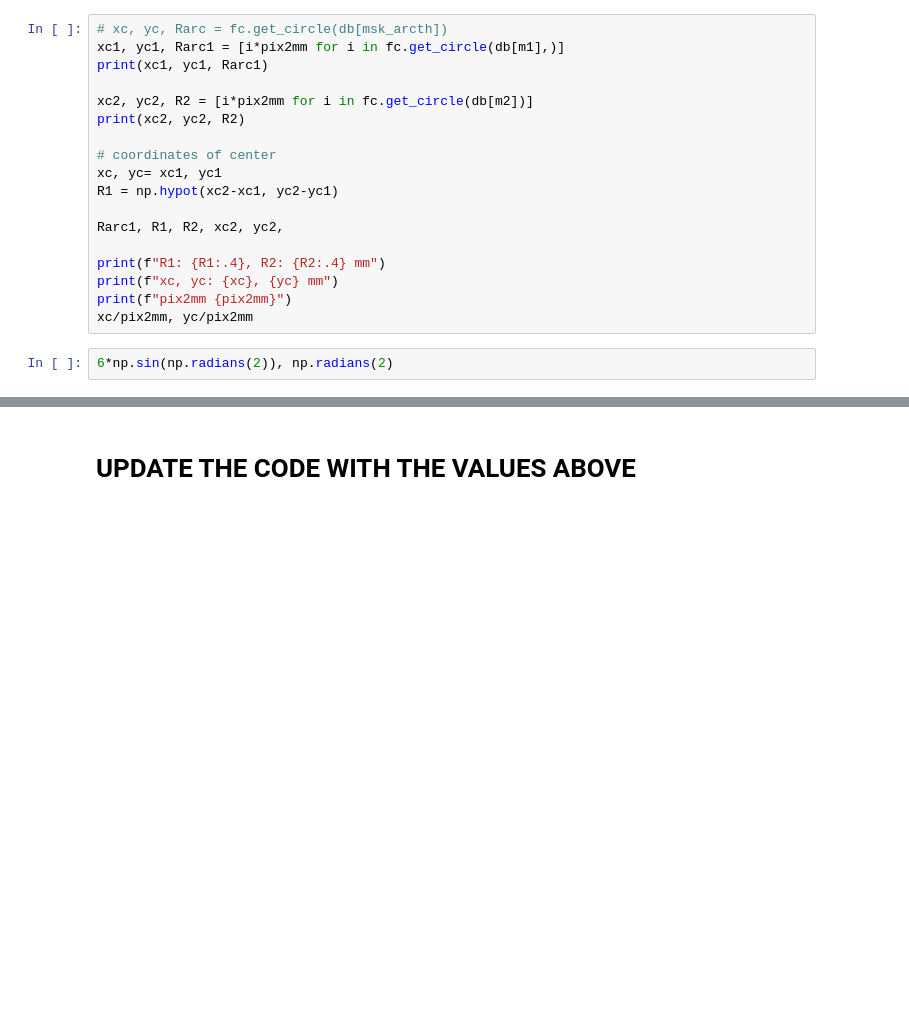
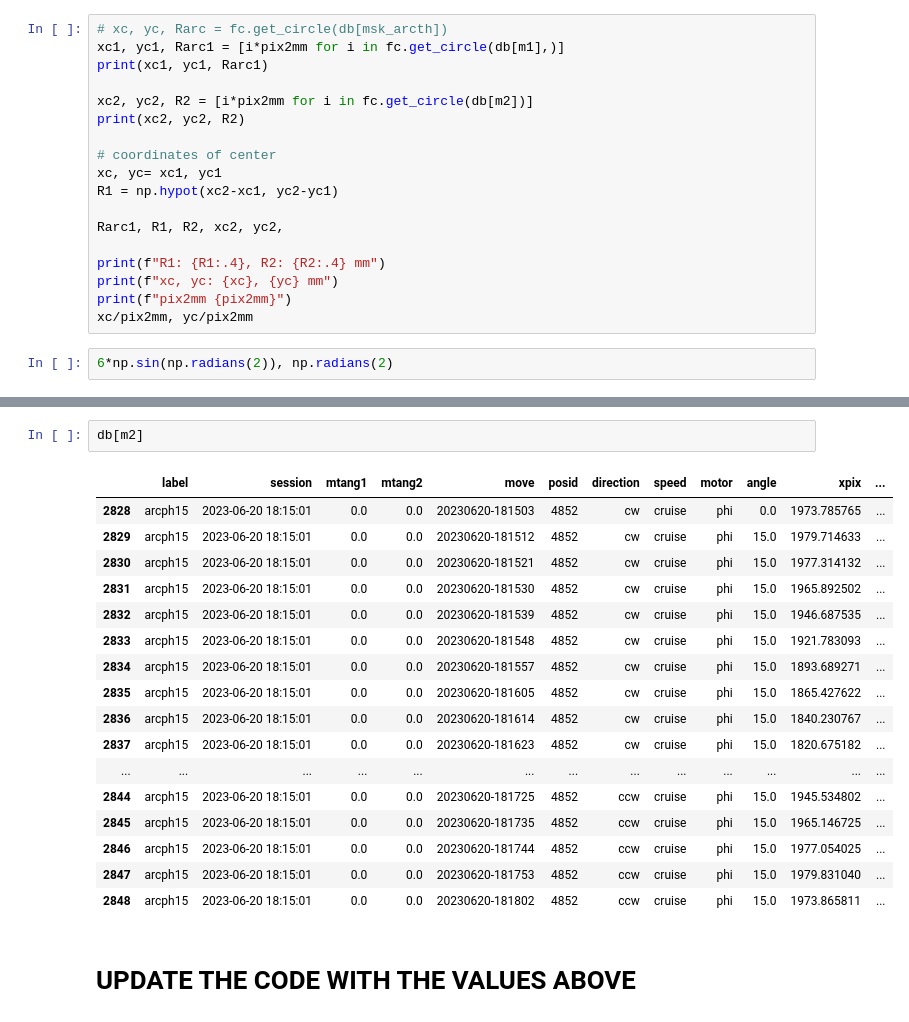
Before and after one commit to SSantosLab/DESI-QA, a Jupyter notebook: calib/Report-sean.ipynb, the cells around one changed output, grey strips where cells are left out. Cells and saved outputs as stored; diff of their text form; blank space fills up the shorter version.

```diff
--- a/calib/Report-sean.ipynb
+++ b/calib/Report-sean.ipynb
@@ -877,3 +886,23 @@ print(np.median(alpha_arr))
+# %%
+db[m2]
+# %% [output]
+|  | label | session | mtang1 | mtang2 | move | posid | direction | speed | motor | angle | xpix | ... |
+| 2828 | arcph15 | 2023-06-20 18:15:01 | 0.0 | 0.0 | 20230620-181503 | 4852 | cw | cruise | phi | 0.0 | 1973.785765 | ... |
+| 2829 | arcph15 | 2023-06-20 18:15:01 | 0.0 | 0.0 | 20230620-181512 | 4852 | cw | cruise | phi | 15.0 | 1979.714633 | ... |
+| 2830 | arcph15 | 2023-06-20 18:15:01 | 0.0 | 0.0 | 20230620-181521 | 4852 | cw | cruise | phi | 15.0 | 1977.314132 | ... |
+| 2831 | arcph15 | 2023-06-20 18:15:01 | 0.0 | 0.0 | 20230620-181530 | 4852 | cw | cruise | phi | 15.0 | 1965.892502 | ... |
+| 2832 | arcph15 | 2023-06-20 18:15:01 | 0.0 | 0.0 | 20230620-181539 | 4852 | cw | cruise | phi | 15.0 | 1946.687535 | ... |
+| 2833 | arcph15 | 2023-06-20 18:15:01 | 0.0 | 0.0 | 20230620-181548 | 4852 | cw | cruise | phi | 15.0 | 1921.783093 | ... |
+| 2834 | arcph15 | 2023-06-20 18:15:01 | 0.0 | 0.0 | 20230620-181557 | 4852 | cw | cruise | phi | 15.0 | 1893.689271 | ... |
+| 2835 | arcph15 | 2023-06-20 18:15:01 | 0.0 | 0.0 | 20230620-181605 | 4852 | cw | cruise | phi | 15.0 | 1865.427622 | ... |
+| 2836 | arcph15 | 2023-06-20 18:15:01 | 0.0 | 0.0 | 20230620-181614 | 4852 | cw | cruise | phi | 15.0 | 1840.230767 | ... |
+| 2837 | arcph15 | 2023-06-20 18:15:01 | 0.0 | 0.0 | 20230620-181623 | 4852 | cw | cruise | phi | 15.0 | 1820.675182 | ... |
+| ... | ... | ... | ... | ... | ... | ... | ... | ... | ... | ... | ... | ... |
+| 2844 | arcph15 | 2023-06-20 18:15:01 | 0.0 | 0.0 | 20230620-181725 | 4852 | ccw | cruise | phi | 15.0 | 1945.534802 | ... |
+| 2845 | arcph15 | 2023-06-20 18:15:01 | 0.0 | 0.0 | 20230620-181735 | 4852 | ccw | cruise | phi | 15.0 | 1965.146725 | ... |
+| 2846 | arcph15 | 2023-06-20 18:15:01 | 0.0 | 0.0 | 20230620-181744 | 4852 | ccw | cruise | phi | 15.0 | 1977.054025 | ... |
+| 2847 | arcph15 | 2023-06-20 18:15:01 | 0.0 | 0.0 | 20230620-181753 | 4852 | ccw | cruise | phi | 15.0 | 1979.831040 | ... |
+| 2848 | arcph15 | 2023-06-20 18:15:01 | 0.0 | 0.0 | 20230620-181802 | 4852 | ccw | cruise | phi | 15.0 | 1973.865811 | ... |
 # %% [markdown]
 # UPDATE THE CODE WITH THE VALUES ABOVE
 # %%
```
Also changed, not shown: parts of 35 cells of this notebook, 11 other files.
